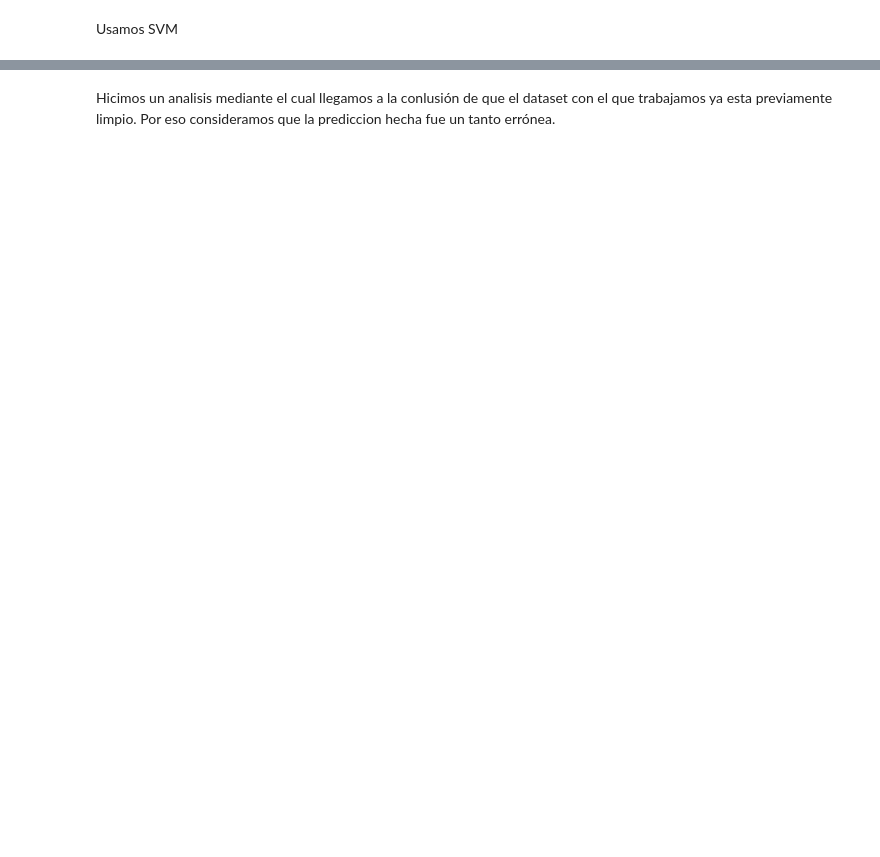
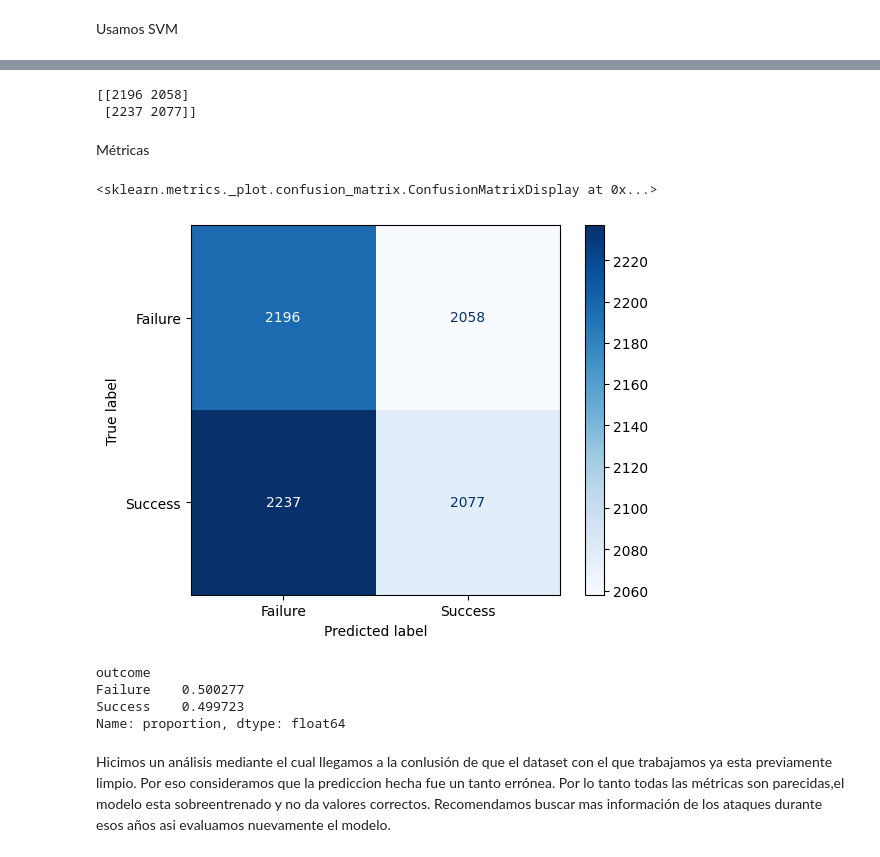
Before and after one commit to Analia-Rivera/-Ciencia_de_datos-Pre_entregas, a Jupyter notebook: Pre_entrega_3_ciberseguridad.ipynb, the cells around one changed output, grey strips where cells are left out. Drawn from its saved outputs; the diff is of its cells as text; code cells hidden in the pictures; blank space fills up the shorter version.

```diff
--- a/Pre_entrega_3_ciberseguridad.ipynb
+++ b/Pre_entrega_3_ciberseguridad.ipynb
@@ -361,0 +368,8 @@ weighted avg       0.50      0.50      0.50     20000
+# %%
+cm=confusion_matrix(y_test,y_pred)
+print(cm)
+# %% [output]
+[[2196 2058]
+ [2237 2077]]
+# %% [markdown]
+Métricas
@@ -362,3 +378,17 @@ weighted avg       0.50      0.50      0.50     20000
+# %%
+disp=ConfusionMatrixDisplay(confusion_matrix=cm,display_labels=model.classes_)
+disp.plot(cmap="Blues")
+# %% [output]
+<sklearn.metrics._plot.confusion_matrix.ConfusionMatrixDisplay at 0x...>
+[figure, added]
+# %%
+print(y_train.value_counts(normalize=True))
+# %% [output]
+outcome
+Failure    0.500277
+Success    0.499723
+Name: proportion, dtype: float64
 # %% [markdown]
-Hicimos un analisis mediante el cual llegamos a la conlusión de que el dataset con el que trabajamos ya esta previamente limpio.
-Por eso consideramos que la prediccion hecha fue un tanto errónea.
+Hicimos un análisis mediante el cual llegamos a la conlusión de que el dataset con el que trabajamos ya esta previamente limpio.
+Por eso consideramos que la prediccion hecha fue un tanto errónea. Por lo tanto todas las métricas son parecidas,el modelo esta sobreentrenado y no da valores correctos.
+Recomendamos buscar mas información de los ataques durante esos años asi evaluamos nuevamente el modelo.
```
Also changed, not shown: parts of 21 cells of this notebook.
